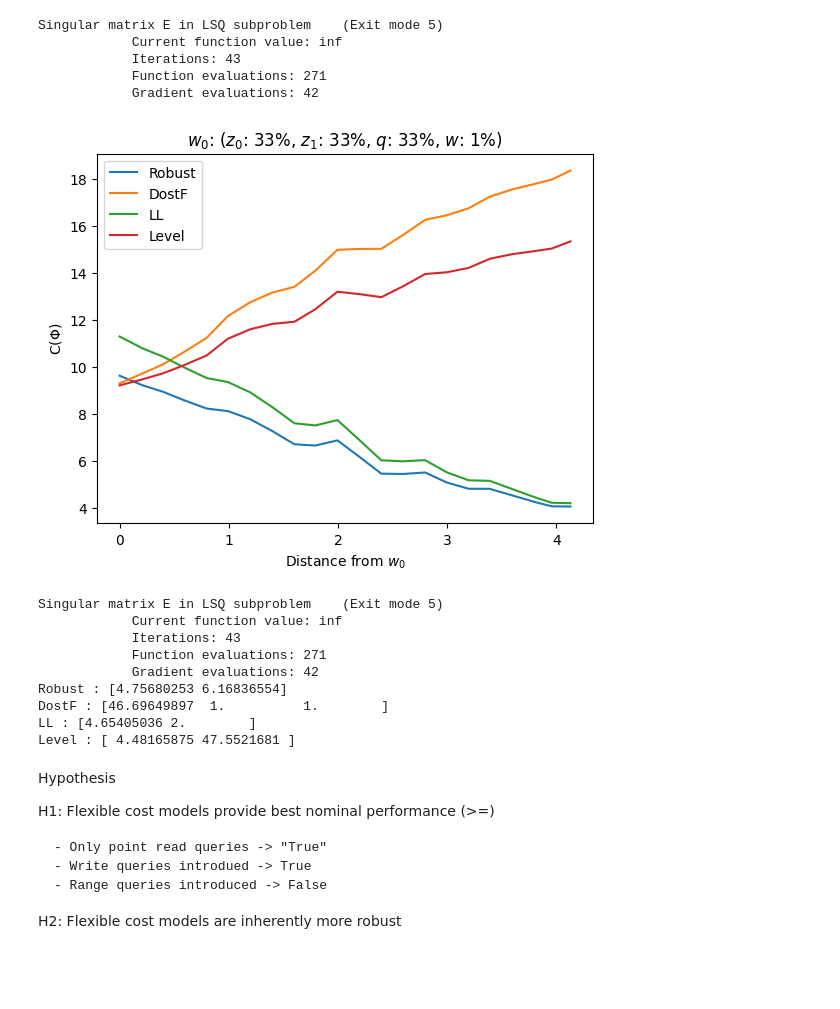
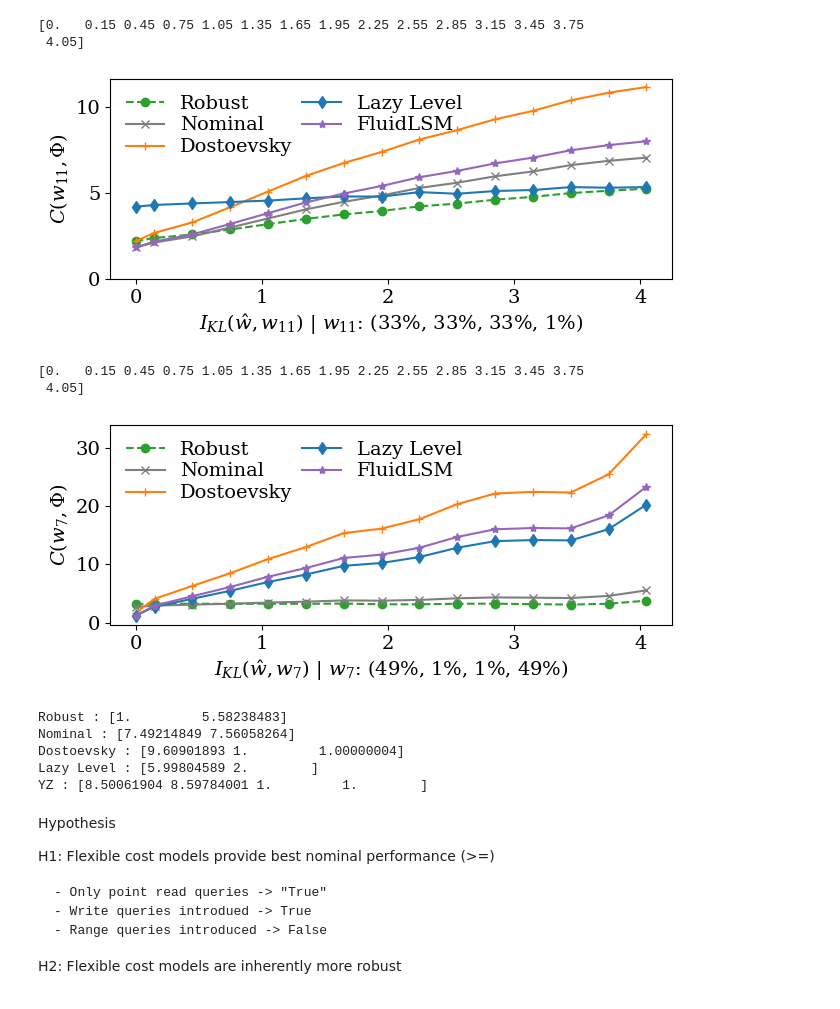
Before and after one commit to ephoris/endure-jupyter, a Jupyter notebook: experiments/nominal_comparisons.ipynb, the cells around one changed output. Drawn from its saved outputs; the diff is of its cells as text; code cells hidden in the pictures; blank space fills up the shorter version.

```diff
--- a/experiments/nominal_comparisons.ipynb
+++ b/experiments/nominal_comparisons.ipynb
@@ -31,3 +47,7 @@ RHO = 0
+# %%
+VIZ_DIR = '/Users/ndhuynh/sandbox/viz'
+RHO = 2
+ROBUST_DF = pd.read_csv('/Users/ndhuynh/sandbox/data/workload_uncertainty_tunings.csv')
 # %%
 cf = CostFunc.EndureLevelCost(config)
 cf_l = CostFunc.EndureLevelTrueCost(config)
@@ -101,22 +128,31 @@ def gen_costs(
         z0, z1, q, w = wl
         row = {'rho': kl_div(wl, w0), 'z0': z0, 'z1': z1, 'q': q, 'w': w}
         for key, val in tunings.items():
-            row[key] = val['solver'].nominal_objective(val['design'].x, z0, z1, q, w)
+            row[key] = val['solver'].nominal_objective(val['design'], z0, z1, q, w)
         df.append(row)
     # Special case we will add our orignal workload
     z0, z1, q, w = w0
     row = {'rho': 0, 'z0': z0, 'z1': z1, 'q': q, 'w': w}
     for key, val in tunings.items():
-        row[key] = val['solver'].nominal_objective(val['design'].x, z0, z1, q, w)
+        row[key] = val['solver'].nominal_objective(val['design'], z0, z1, q, w)
     df.append(row)
     return pd.DataFrame(df)
+# %%
+def set_size(fig, width=3.33, height=2, scale=1):
+    fig.set_size_inches(width * scale, height * scale)
+    plt.tight_layout()
+
+def save_fig(fig, filename):
+    fig.savefig(os.path.join(VIZ_DIR, filename), dpi=300, format='pdf', bbox_inches='tight')
 # %%
 def create_and_plot(workload, samples, plot_error=False):
     tunings = {model: get_nominal_tuning(workload, model) for model in models}
     df = gen_costs(workload, samples, tunings)
 
-    rho_bins = np.arange(0.1, 4.5, 0.2)
+    rho_bins = np.arange(0.0, 4.5, 0.3)
     rho_bins = list(zip(rho_bins, rho_bins[1:]))
+    rhos = np.array([0] + [x + (y - x) / 2 for x, y in rho_bins])
+    print(rhos)
 
     mean = []
     for low, high in rho_bins:
@@ -128,43 +164,59 @@ def create_and_plot(workload, samples, plot_error=False):
         std.append(df[(df.rho > low) & (df.rho <= high)].std().to_dict())
     std = pd.DataFrame([df.iloc[-1].to_dict()] + std)
 
+
     fig, ax = plt.subplots()
     for key in tunings.keys():
-        ax.plot(mean['rho'], mean[key], label=f'{key}')
+        ax.plot(rhos,
+                mean[key],
+                label=f'{key}',
+                marker=markers[key],
+                color=colors[key],
+                linestyle='dashed' if key == 'Robust' else 'solid')
         if plot_error:
             ax.fill_between(mean['rho'], mean[key] - std[key], mean[key] + std[key], alpha=0.5)
-    ax.set_xlabel('Distance from $w_0$')
-    ax.set_ylabel('C($\Phi$)')
+
+    wl_id = workload['id']
     w0 = np.array([workload[key] for key in ('z0', 'z1', 'q', 'w')])
-    ax.set_title(f'$w_0$: ($z_0$: {w0[0]:.0%}, $z_1$: {w0[1]:.0%}, $q$: {w0[2]:.0%}, $w$: {w0[3]:.0%})')
-    _ = ax.legend()
+    ax.set_xlabel(f'$I_{{KL}}( \hat{{w}}, w_{{{wl_id}}})$ | $w_{{{wl_id}}}$: ({w0[0]:.0%}, {w0[1]:.0%}, {w0[2]:.0%}, {w0[3]:.0%})')
+    ax.set_ylabel(f'$C(w_{{{wl_id}}}, \Phi)$')
+    # ax.set_title(f'$w_{{{wl_id}}}$: ({w0[0]:.0%}, {w0[1]:.0%}, {w0[2]:.0%}, {w0[3]:.0%})')
+    _ = ax.legend(borderpad=0.3, labelspacing=0.2, ncol=2, columnspacing=0.5, frameon=False).set_zorder(1)
 
     return df, mean, fig, ax
 # %%
 samples = sample_workloads()
 # %%
+set_style(fsz=14)
 df, _, fig, ax = create_and_plot(wls[11], samples)
+ax.set_yticks([0, 5, 10])
+ax.set_xticks([0, 1, 2, 3, 4])
+set_size(fig, width=2*3.33, height=1.5*2)
+save_fig(fig, 'w11_distance_cost.pdf')
 # %% [output]
-Singular matrix E in LSQ subproblem    (Exit mode 5)
-            Current function value: inf
-            Iterations: 43
-            Function evaluations: 271
-            Gradient evaluations: 42
+[0.   0.15 0.45 0.75 1.05 1.35 1.65 1.95 2.25 2.55 2.85 3.15 3.45 3.75
+ 4.05]
-[figure, old version]
+[figure, new version]
+# %%
+set_style(fsz=14)
+df, _, fig, ax = create_and_plot(wls[7], samples)
+ax.set_xticks([0, 1, 2, 3, 4])
+set_size(fig, width=2*3.33, height=1.5*2)
+save_fig(fig, 'w7_distance_cost.pdf')
+# %% [output]
+[0.   0.15 0.45 0.75 1.05 1.35 1.65 1.95 2.25 2.55 2.85 3.15 3.45 3.75
+ 4.05]
+[figure, added]
 # %%
 designs = get_nominal_tunings(wls[11])
 for key, val in designs.items():
-    print(f'{key} : {val["design"].x}')
+    print(f'{key} : {val["design"]}')
 # %% [output]
-Singular matrix E in LSQ subproblem    (Exit mode 5)
-            Current function value: inf
-            Iterations: 43
-            Function evaluations: 271
-            Gradient evaluations: 42
-Robust : [4.75680253 6.16836554]
-DostF : [46.69649897  1.          1.        ]
-LL : [4.65405036 2.        ]
-Level : [ 4.48165875 47.5521681 ]
+Robust : [1.         5.58238483]
+Nominal : [7.49214849 7.56058264]
+Dostoevsky : [9.60901893 1.         1.00000004]
+Lazy Level : [5.99804589 2.        ]
+YZ : [8.50061904 8.59784001 1.         1.        ]
 # %% [markdown]
 Hypothesis
 
```
Also changed, not shown: parts of 8 cells of this notebook, 1 other file.
